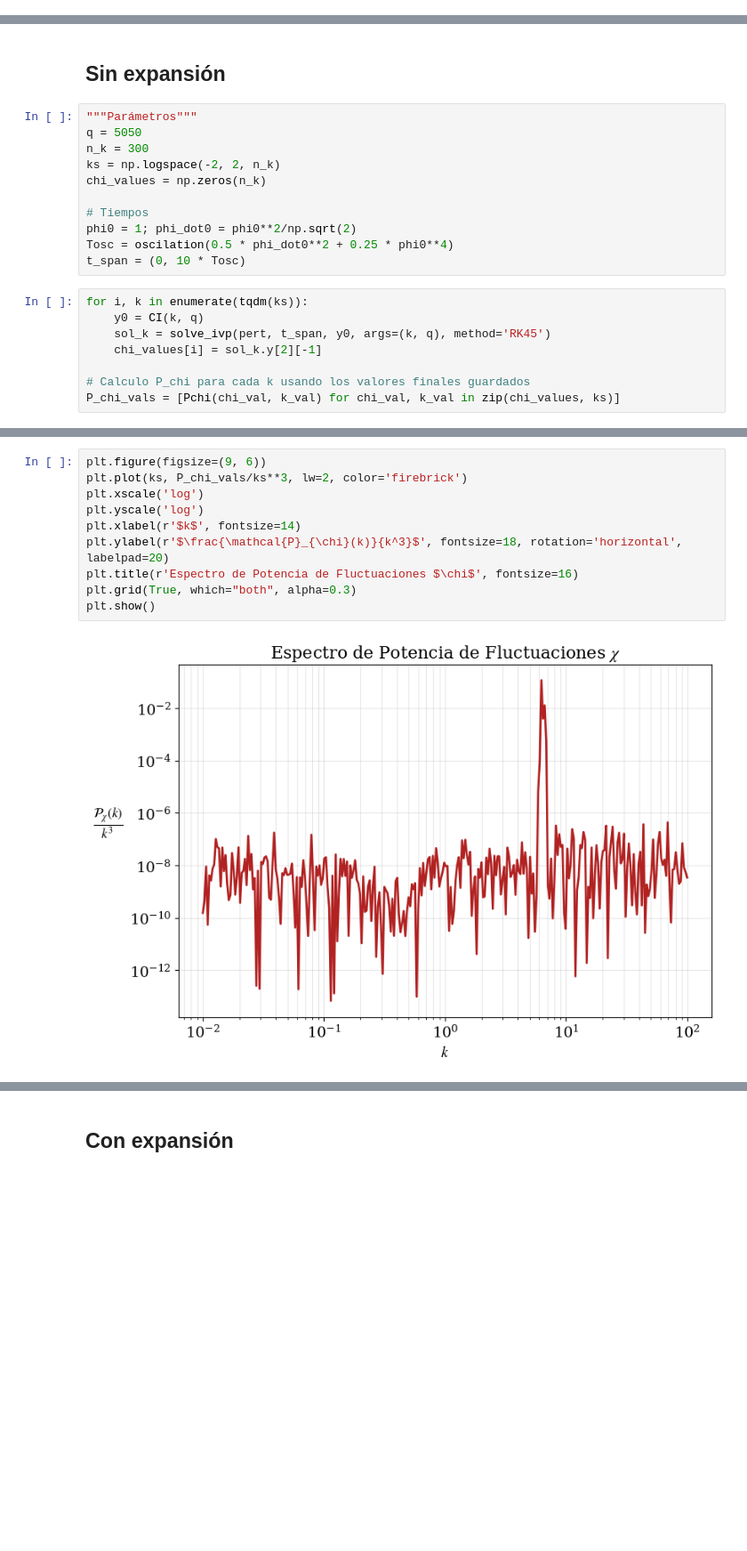
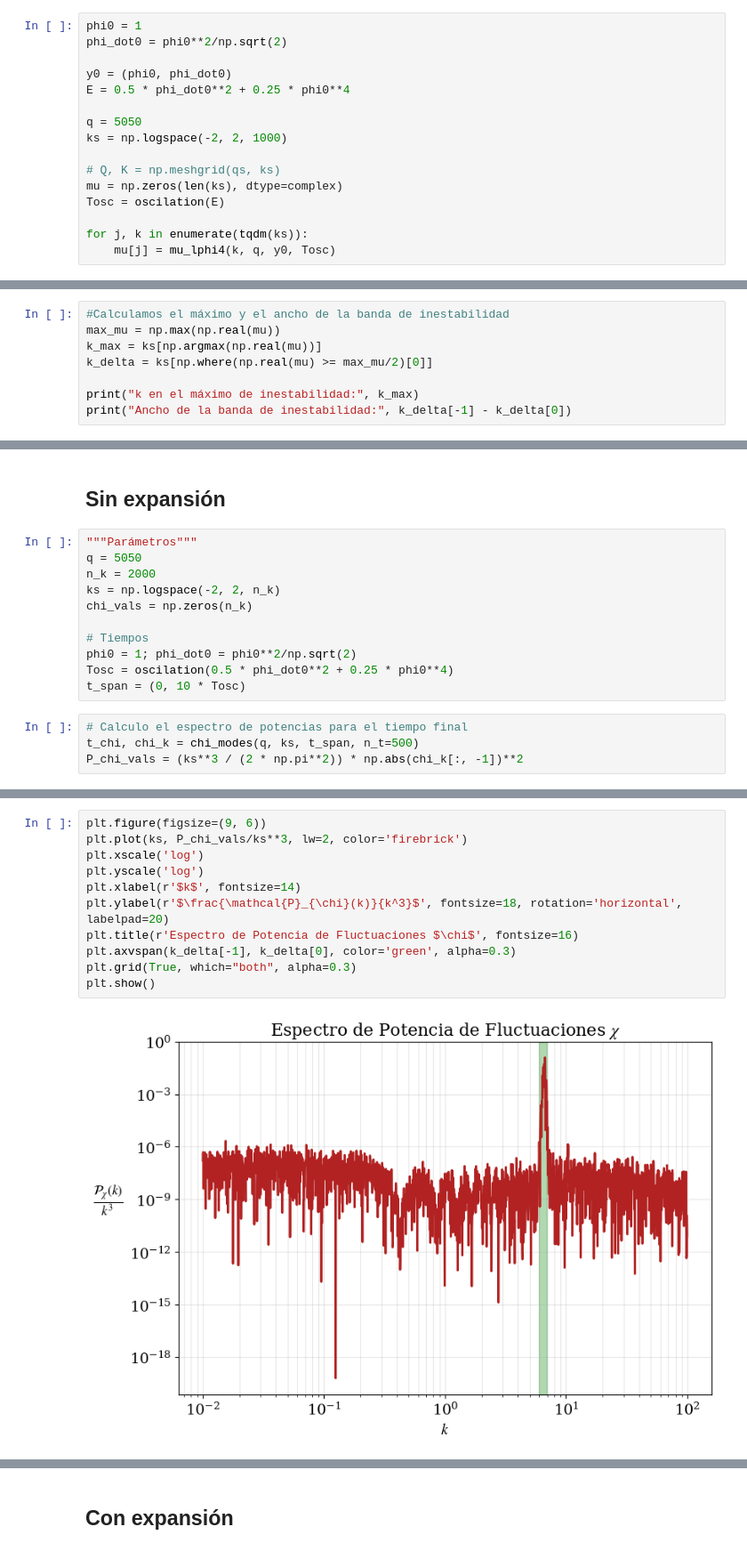
Before and after one commit to TomasCiccarella/Tesis, a Jupyter notebook: lphi4/lphi4.ipynb, the cells around one changed output, grey strips where cells are left out. Shown at 89% size. Cells and saved outputs as stored; diff of their text form; blank space fills up the shorter version.

Commit message:
Obtuve un espectro de GW

```diff
--- a/lphi4/lphi4.ipynb
+++ b/lphi4/lphi4.ipynb
@@ -242,0 +370,16 @@ plt.show()
+# %%
+phi0 = 1
+phi_dot0 = phi0**2/np.sqrt(2)
+
+y0 = (phi0, phi_dot0)
+E = 0.5 * phi_dot0**2 + 0.25 * phi0**4
+
+q = 5050
+ks = np.logspace(-2, 2, 1000)
+
+# Q, K = np.meshgrid(qs, ks)
+mu = np.zeros(len(ks), dtype=complex)
+Tosc = oscilation(E)
+
+for j, k in enumerate(tqdm(ks)):
+    mu[j] = mu_lphi4(k, q, y0, Tosc)
@@ -242,0 +398,8 @@ plt.show()
+# %%
+#Calculamos el máximo y el ancho de la banda de inestabilidad
+max_mu = np.max(np.real(mu))
+k_max = ks[np.argmax(np.real(mu))]
+k_delta = ks[np.where(np.real(mu) >= max_mu/2)[0]]
+
+print("k en el máximo de inestabilidad:", k_max)
+print("Ancho de la banda de inestabilidad:", k_delta[-1] - k_delta[0])
@@ -438,22 +618,18 @@ plt.show()
 # %%
 """Parámetros"""
 q = 5050
-n_k = 300
+n_k = 2000
 ks = np.logspace(-2, 2, n_k)
-chi_values = np.zeros(n_k)
+chi_vals = np.zeros(n_k)
 
 # Tiempos
 phi0 = 1; phi_dot0 = phi0**2/np.sqrt(2)
 Tosc = oscilation(0.5 * phi_dot0**2 + 0.25 * phi0**4)
 t_span = (0, 10 * Tosc)
 # %%
-for i, k in enumerate(tqdm(ks)):
-    y0 = CI(k, q)
-    sol_k = solve_ivp(pert, t_span, y0, args=(k, q), method='RK45')
-    chi_values[i] = sol_k.y[2][-1]
-
-# Calculo P_chi para cada k usando los valores finales guardados
-P_chi_vals = [Pchi(chi_val, k_val) for chi_val, k_val in zip(chi_values, ks)]
+# Calculo el espectro de potencias para el tiempo final
+t_chi, chi_k = chi_modes(q, ks, t_span, n_t=500)
+P_chi_vals = (ks**3 / (2 * np.pi**2)) * np.abs(chi_k[:, -1])**2
 # %%
 plt.figure(figsize=(9, 6))
 plt.plot(ks, P_chi_vals, lw=2, color='firebrick')
@@ -469,12 +645,13 @@ plt.show()
 # %%
 plt.figure(figsize=(9, 6))
 plt.plot(ks, P_chi_vals/ks**3, lw=2, color='firebrick')
 plt.xscale('log')
 plt.yscale('log')
 plt.xlabel(r'$k$', fontsize=14)
 plt.ylabel(r'$\frac{\mathcal{P}_{\chi}(k)}{k^3}$', fontsize=18, rotation='horizontal', labelpad=20)
 plt.title(r'Espectro de Potencia de Fluctuaciones $\chi$', fontsize=16)
+plt.axvspan(k_delta[-1], k_delta[0], color='green', alpha=0.3)
 plt.grid(True, which="both", alpha=0.3)
 plt.show()
 # %% [output]
-[figure, old version]
+[figure, new version]
```
Also changed, not shown: parts of 33 cells of this notebook, 2 other files.
